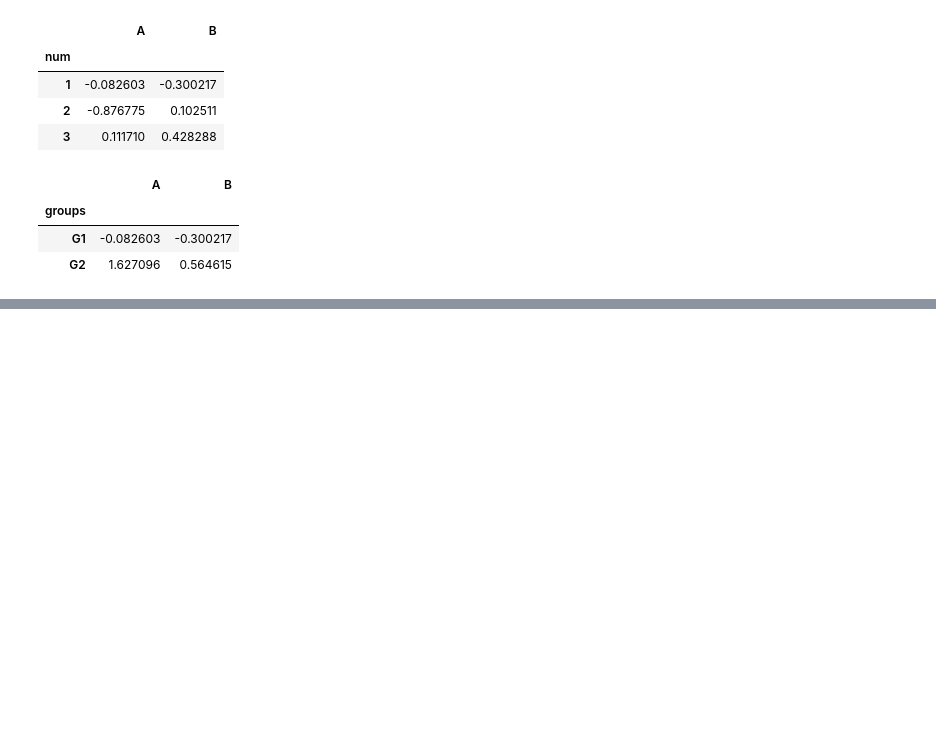
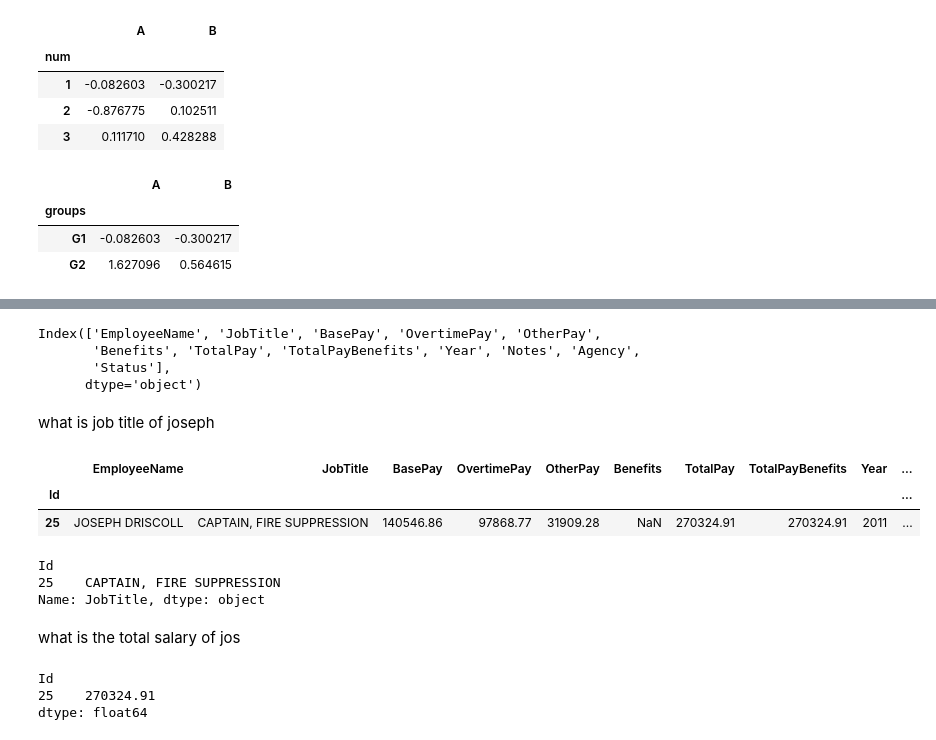
Before and after one commit to fahamin5149/Python-for-DS, a Jupyter notebook: 3-Pandas/Pandas.ipynb, the cells around one changed output, grey strips where cells are left out. Cells and saved outputs as stored; diff of their text form; code cells hidden in the pictures; blank space fills up the shorter version.

```diff
--- a/3-Pandas/Pandas.ipynb
+++ b/3-Pandas/Pandas.ipynb
@@ -527,0 +702,29 @@ df1.join(df2, how="outer")
+# %%
+df.columns
+# %% [output]
+Index(['EmployeeName', 'JobTitle', 'BasePay', 'OvertimePay', 'OtherPay',
+       'Benefits', 'TotalPay', 'TotalPayBenefits', 'Year', 'Notes', 'Agency',
+       'Status'],
+      dtype='object')
+# %% [markdown]
+what is job title of joseph
+# %%
+df[df['EmployeeName']=='JOSEPH DRISCOLL']
+# %% [output]
+|  | EmployeeName | JobTitle | BasePay | OvertimePay | OtherPay | Benefits | TotalPay | TotalPayBenefits | Year | ... |
+| Id |  |  |  |  |  |  |  |  |  | ... |
+| 25 | JOSEPH DRISCOLL | CAPTAIN, FIRE SUPPRESSION | 140546.86 | 97868.77 | 31909.28 | NaN | 270324.91 | 270324.91 | 2011 | ... |
+# %%
+df[df['EmployeeName']=='JOSEPH DRISCOLL']['JobTitle']
+# %% [output]
+Id
+25    CAPTAIN, FIRE SUPPRESSION
+Name: JobTitle, dtype: object
+# %% [markdown]
+what is the total salary of jos
+# %%
+df[df['EmployeeName']=='JOSEPH DRISCOLL'][['Benefits','BasePay','OvertimePay', 'OtherPay']].sum(axis=1)
+# %% [output]
+Id
+25    270324.91
+dtype: float64
```
Also changed, not shown: parts of 100 cells of this notebook.
